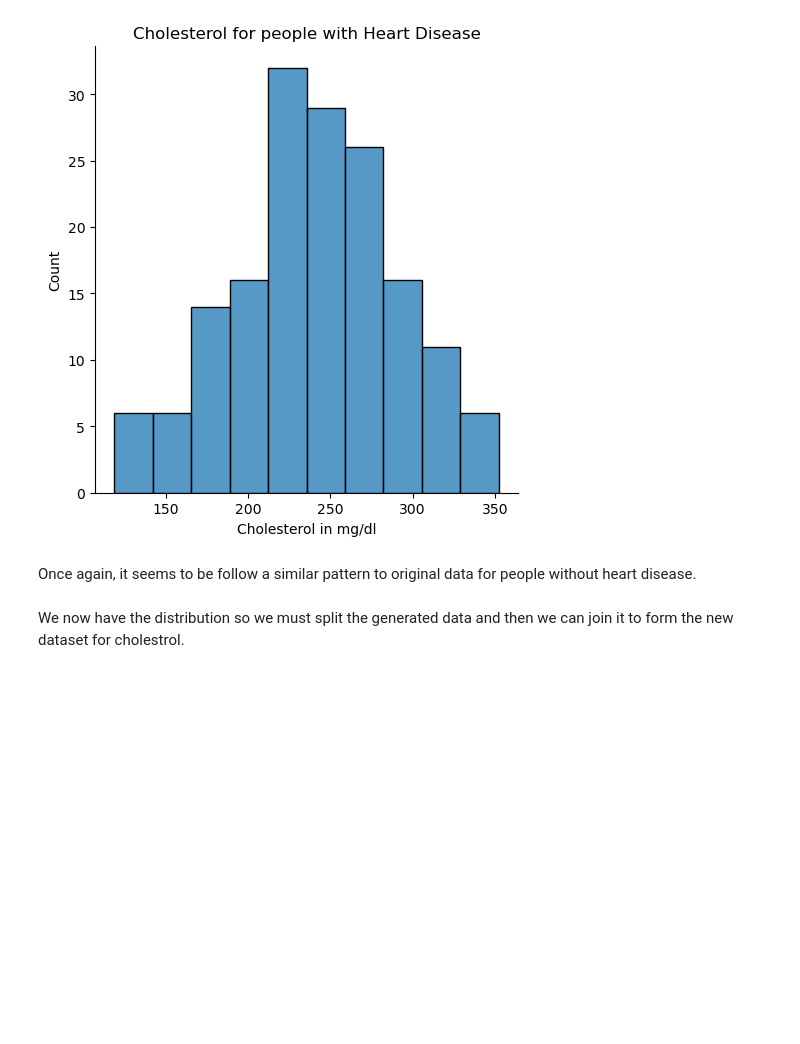
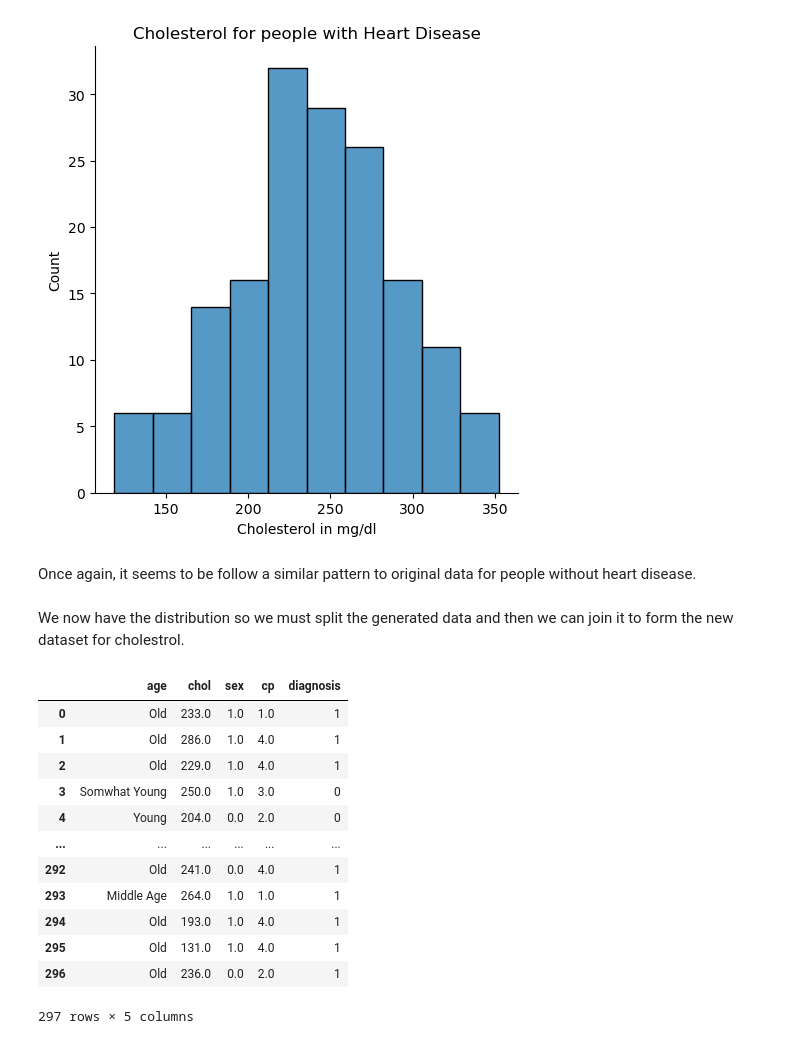
Before and after one commit to frankquinn89/PROGRAMMING_FOR_DATA_ANALYSIS, a Jupyter notebook: project.ipynb, the cells around one changed output. Drawn from its saved outputs; the diff is of its cells as text; code cells hidden in the pictures; blank space fills up the shorter version.

```diff
--- a/project.ipynb
+++ b/project.ipynb
@@ -542,3 +542,21 @@ df= pd.concat([hd, nohd])
 # %%
 # set generated cholestrol to be the calculated value
 gen_data['chol'] = df['chol'].values
+# %%
+
+
+heart_data
+# %% [output]
+|  | age | chol | sex | cp | diagnosis |
+| 0 | Old | 233.0 | 1.0 | 1.0 | 1 |
+| 1 | Old | 286.0 | 1.0 | 4.0 | 1 |
+| 2 | Old | 229.0 | 1.0 | 4.0 | 1 |
+| 3 | Somwhat Young | 250.0 | 1.0 | 3.0 | 0 |
+| 4 | Young | 204.0 | 0.0 | 2.0 | 0 |
+| ... | ... | ... | ... | ... | ... |
+| 292 | Old | 241.0 | 0.0 | 4.0 | 1 |
+| 293 | Middle Age | 264.0 | 1.0 | 1.0 | 1 |
+| 294 | Old | 193.0 | 1.0 | 4.0 | 1 |
+| 295 | Old | 131.0 | 1.0 | 4.0 | 1 |
+| 296 | Old | 236.0 | 0.0 | 2.0 | 1 |
+297 rows × 5 columns
```
Also changed, not shown: parts of 2 cells of this notebook.
